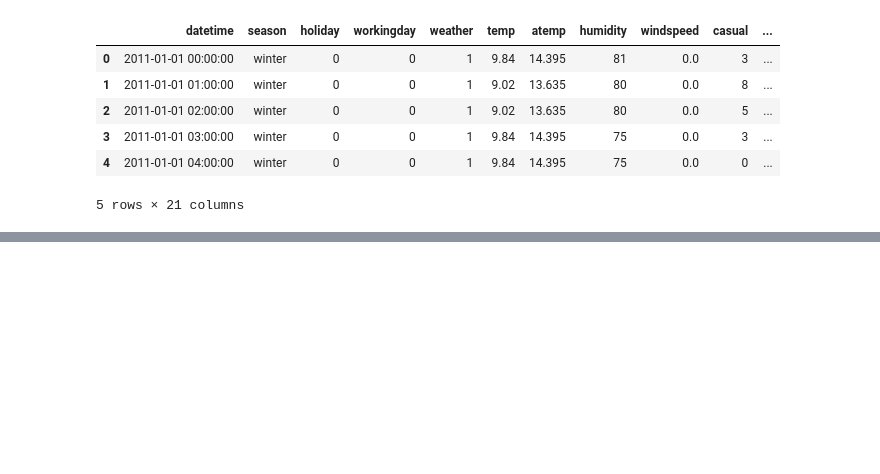
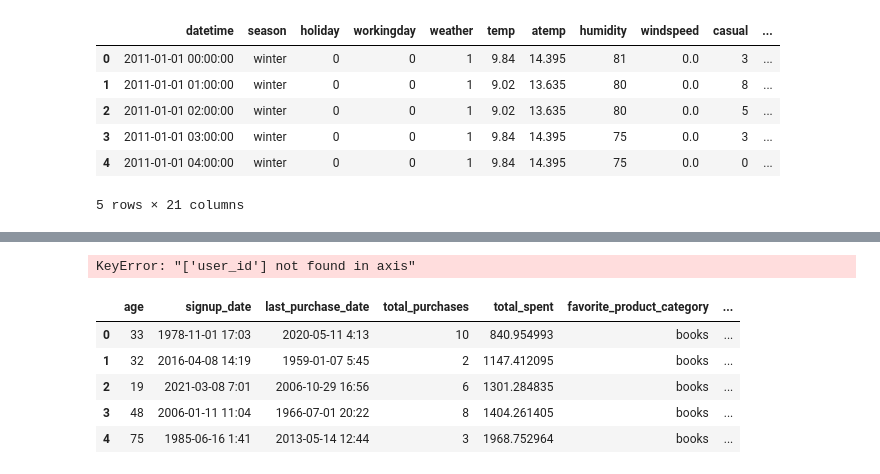
Before and after one commit to ChuHongHeMike/schulich_data_science_he55, a Jupyter notebook: class_5.ipynb, the cells around one changed output, grey strips where cells are left out. Cells and saved outputs as stored; diff of their text form; code cells hidden in the pictures; blank space fills up the shorter version.

```diff
--- a/class_5.ipynb
+++ b/class_5.ipynb
@@ -179,0 +172,15 @@ bikes.head()
+# %%
+df1 = pd.read_csv('https://raw.githubusercontent.com/delinai/schulich_ds1/main/Datasets/module_5_feature_engineering_inclass.csv')
+# %%
+df1.drop('user_id', axis=1, inplace=True)
+# %% [output]
+KeyError: "['user_id'] not found in axis"
+# %%
+df1.head()
+# %% [output]
+|  | age | signup_date | last_purchase_date | total_purchases | total_spent | favorite_product_category | ... |
+| 0 | 33 | 1978-11-01 17:03 | 2020-05-11 4:13 | 10 | 840.954993 | books | ... |
+| 1 | 32 | 2016-04-08 14:19 | 1959-01-07 5:45 | 2 | 1147.412095 | books | ... |
+| 2 | 19 | 2021-03-08 7:01 | 2006-10-29 16:56 | 6 | 1301.284835 | books | ... |
+| 3 | 48 | 2006-01-11 11:04 | 1966-07-01 20:22 | 8 | 1404.261405 | books | ... |
+| 4 | 75 | 1985-06-16 1:41 | 2013-05-14 12:44 | 3 | 1968.752964 | books | ... |
```
Also changed, not shown: parts of 2 cells of this notebook.
